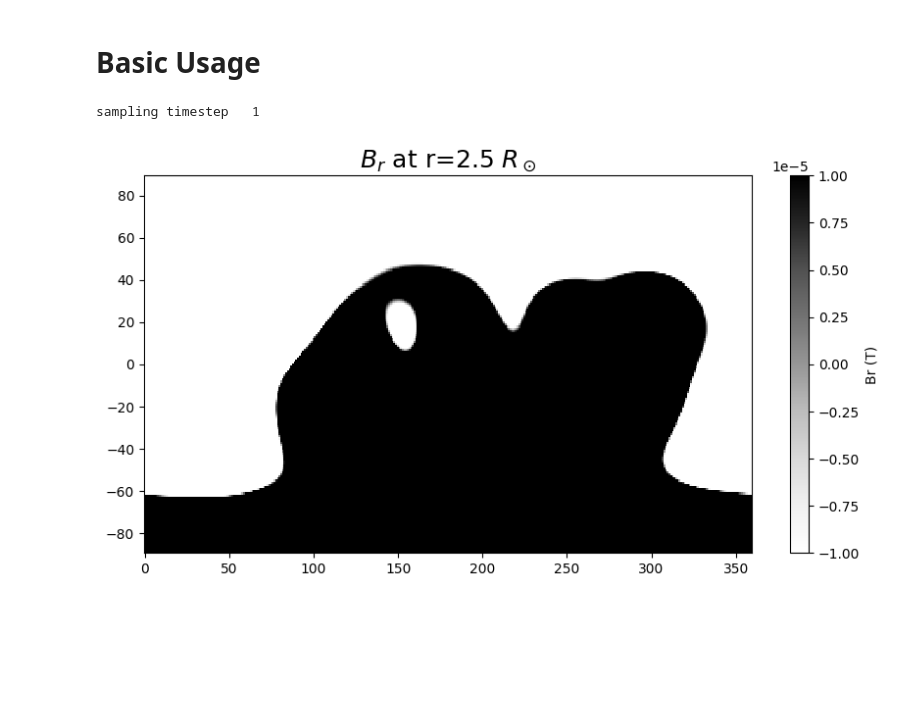
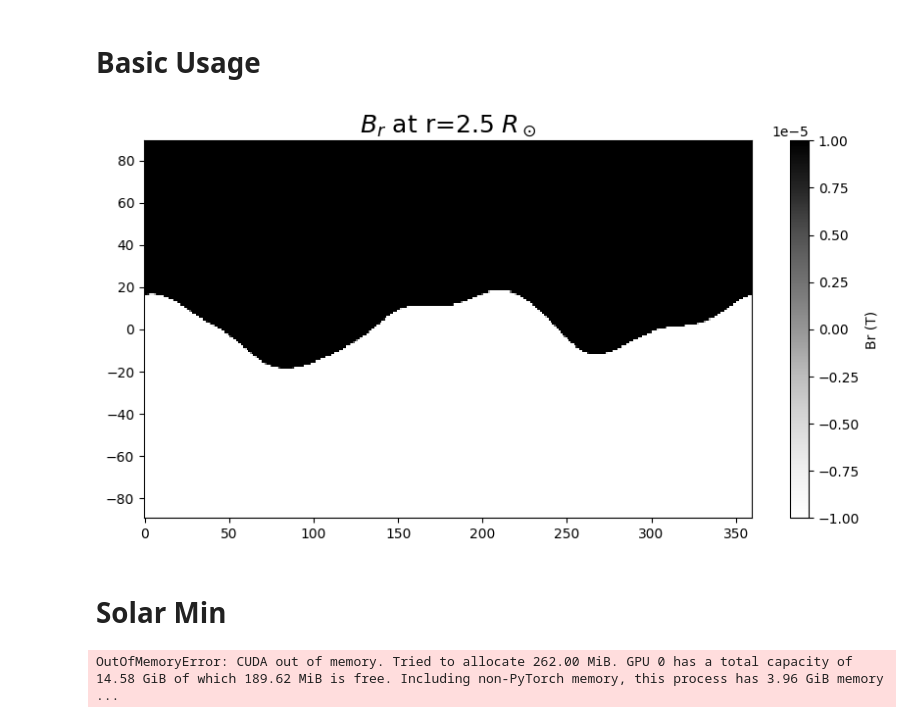
Before and after one commit to ddasilva/coronal-diffusion-modeling, a Jupyter notebook: Test Generation.ipynb, the cells around one changed output. Drawn from its saved outputs; the diff is of its cells as text; code cells hidden in the pictures; blank space fills up the shorter version.

```diff
--- a/Test Generation.ipynb
+++ b/Test Generation.ipynb
@@ -6,6 +8,9 @@ import importlib
 # Basic Usage
 # %%
 importlib.reload(gen)
-G, H = gen.sample(weights_file="checkpoints/experiment3_37.pth", radio_flux=0, eta=.5, n=500)
+G, H = gen.sample(weights_file="checkpoints/experiment7_2.pth", radio_flux=0.1, eta=.5)
+
+sh = vt.SHVisualizer(G, H)
+sh.plot_magnetogram(r=2.5, lim=1e-5)
 # %% [output]
-sampling timestep   1
+[figure, added]
@@ -17,6 +17,2 @@ sh.visualize_field_lines(grid_density=20, r=1.1, closed_only=False)
-# %%
-sh = vt.SHVisualizer(G, H)
-#sh.plot_magnetogram(r=1.1, lim=.5)
-sh.plot_magnetogram(r=2.5, lim=1e-5)
-# %% [output]
-[figure, removed]
+# %% [markdown]
+# Solar Min
@@ -22,0 +21,7 @@ sh.plot_magnetogram(r=2.5, lim=1e-5)
+# %%
+for i in range(10):
+    Gmin, Hmin = gen.sample(weights_file=weights_file, radio_flux=0.1, eta=0)
+    sh_min = vt.SHVisualizer(Gmin, Hmin)
+    sh_min.plot_current_sheet()
+# %% [output]
+OutOfMemoryError: CUDA out of memory. Tried to allocate 262.00 MiB. GPU 0 has a total capacity of 14.58 GiB of which 189.62 MiB is free. Including non-PyTorch memory, this process has 3.96 GiB memory  ...
```
Also changed, not shown: parts of 6 cells of this notebook, 1 other file.
